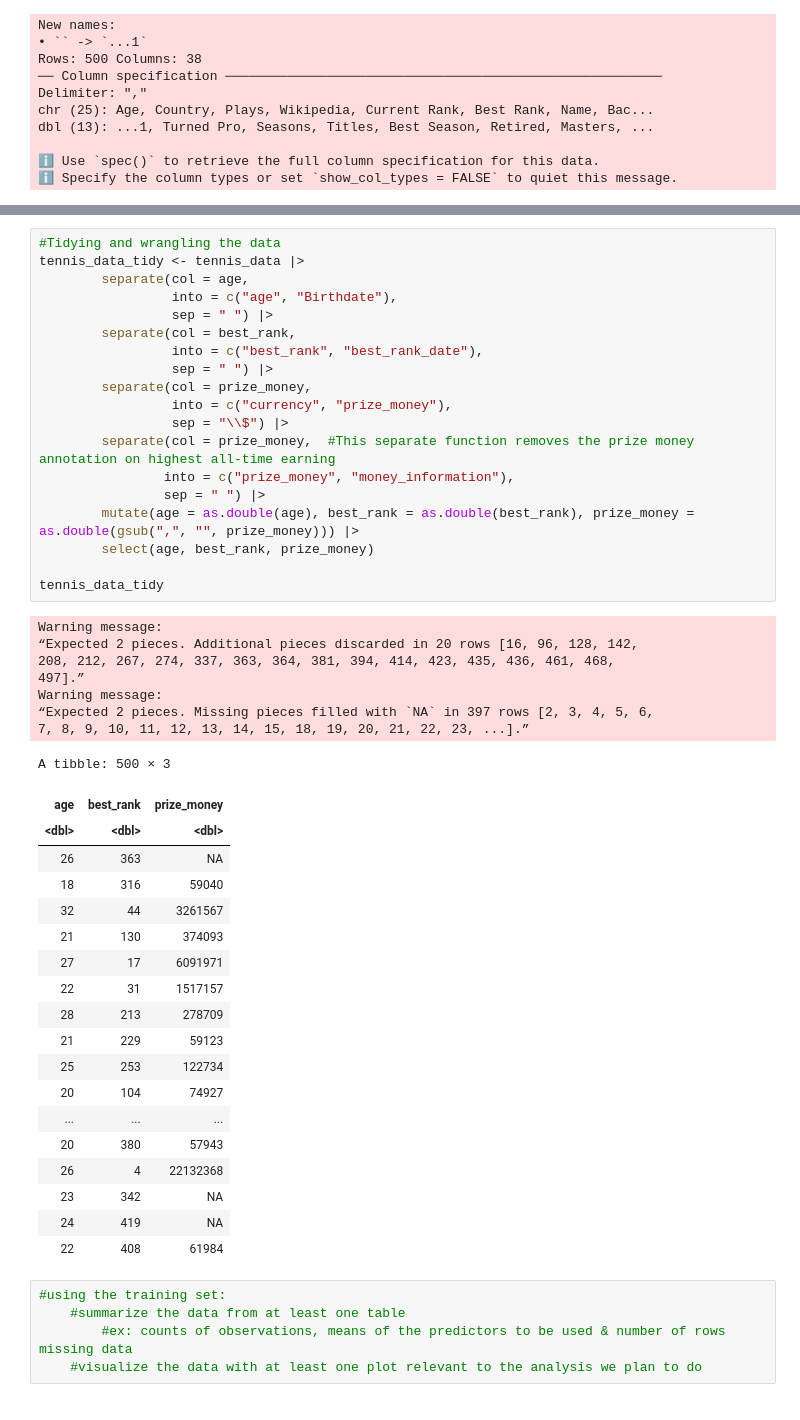
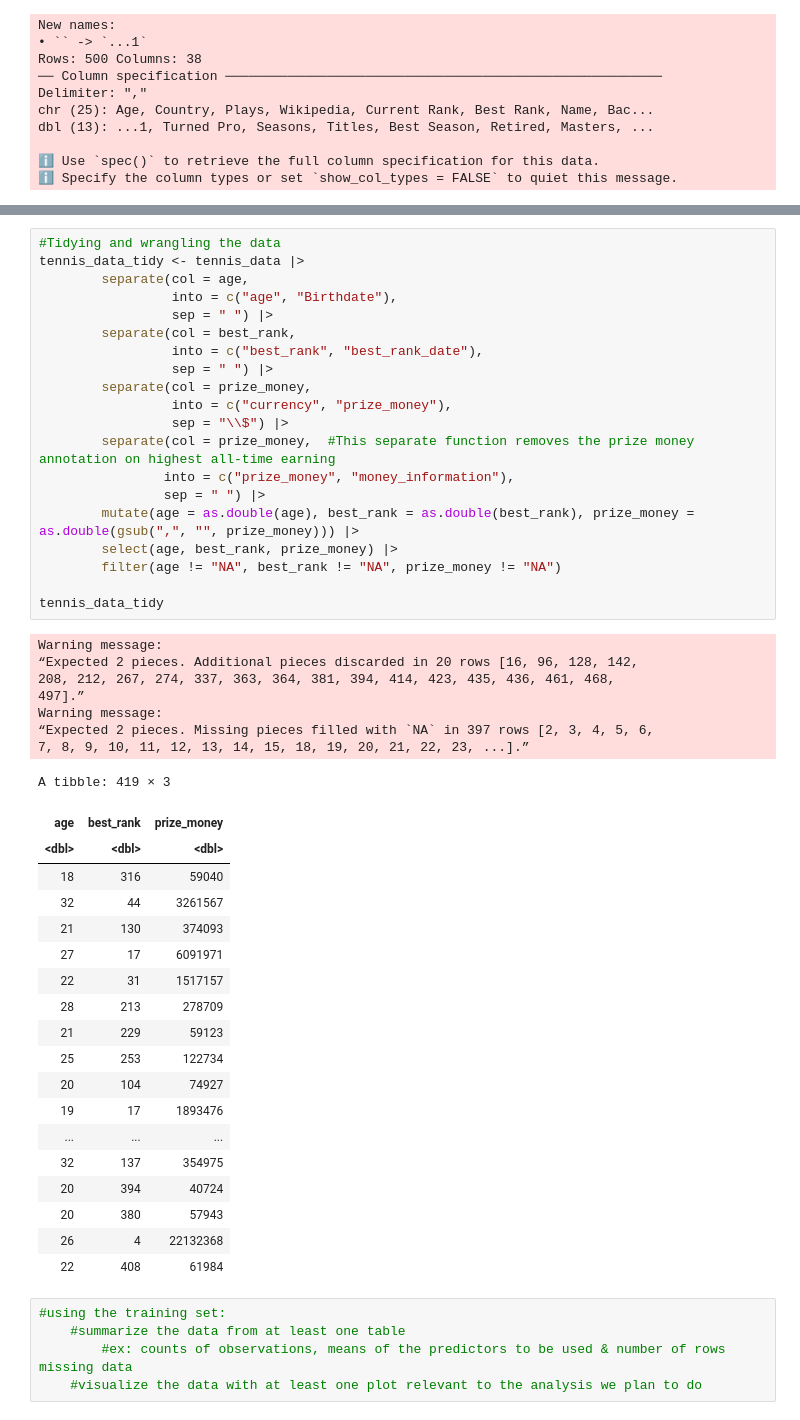
Before and after one commit to Myralalala/group15, a Jupyter notebook: project_proposal.ipynb, the cells around one changed output, grey strips where cells are left out. Drawn from its saved outputs; the diff is of its cells as text.

```diff
--- a/project_proposal.ipynb
+++ b/project_proposal.ipynb
@@ -72,34 +71,34 @@ A tibble: 6 × 38
 # %%
 #Tidying and wrangling the data
 tennis_data_tidy <- tennis_data |>
         separate(col = age,
                  into = c("age", "Birthdate"),
                  sep = " ") |>
         separate(col = best_rank,
                  into = c("best_rank", "best_rank_date"),
                  sep = " ") |>
         separate(col = prize_money,
                  into = c("currency", "prize_money"),
                  sep = "\\$") |>
         separate(col = prize_money,  #This separate function removes the prize money annotation on highest all-time earning
                 into = c("prize_money", "money_information"),
                 sep = " ") |>
         mutate(age = as.double(age), best_rank = as.double(best_rank), prize_money = as.double(gsub(",", "", prize_money))) |>
-        select(age, best_rank, prize_money)
+        select(age, best_rank, prize_money) |>
+        filter(age != "NA", best_rank != "NA", prize_money != "NA")
 
 tennis_data_tidy
 # %% [output]
 Warning message:
 “Expected 2 pieces. Additional pieces discarded in 20 rows [16, 96, 128, 142,
 208, 212, 267, 274, 337, 363, 364, 381, 394, 414, 423, 435, 436, 461, 468,
 497].”
 Warning message:
 “Expected 2 pieces. Missing pieces filled with `NA` in 397 rows [2, 3, 4, 5, 6,
 7, 8, 9, 10, 11, 12, 13, 14, 15, 18, 19, 20, 21, 22, 23, ...].”
-A tibble: 500 × 3
+A tibble: 419 × 3
 | age | best_rank | prize_money |
 | <dbl> | <dbl> | <dbl> |
-| 26 | 363 | NA |
 | 18 | 316 | 59040 |
 | 32 | 44 | 3261567 |
 | 21 | 130 | 374093 |
@@ -109,11 +108,12 @@ A tibble: 500 × 3
 | 21 | 229 | 59123 |
 | 25 | 253 | 122734 |
 | 20 | 104 | 74927 |
+| 19 | 17 | 1893476 |
 | ... | ... | ... |
+| 32 | 137 | 354975 |
+| 20 | 394 | 40724 |
 | 20 | 380 | 57943 |
 | 26 | 4 | 22132368 |
-| 23 | 342 | NA |
-| 24 | 419 | NA |
 | 22 | 408 | 61984 |
 # %%
 #using the training set:
```
Also changed, not shown: parts of 3 cells of this notebook.
